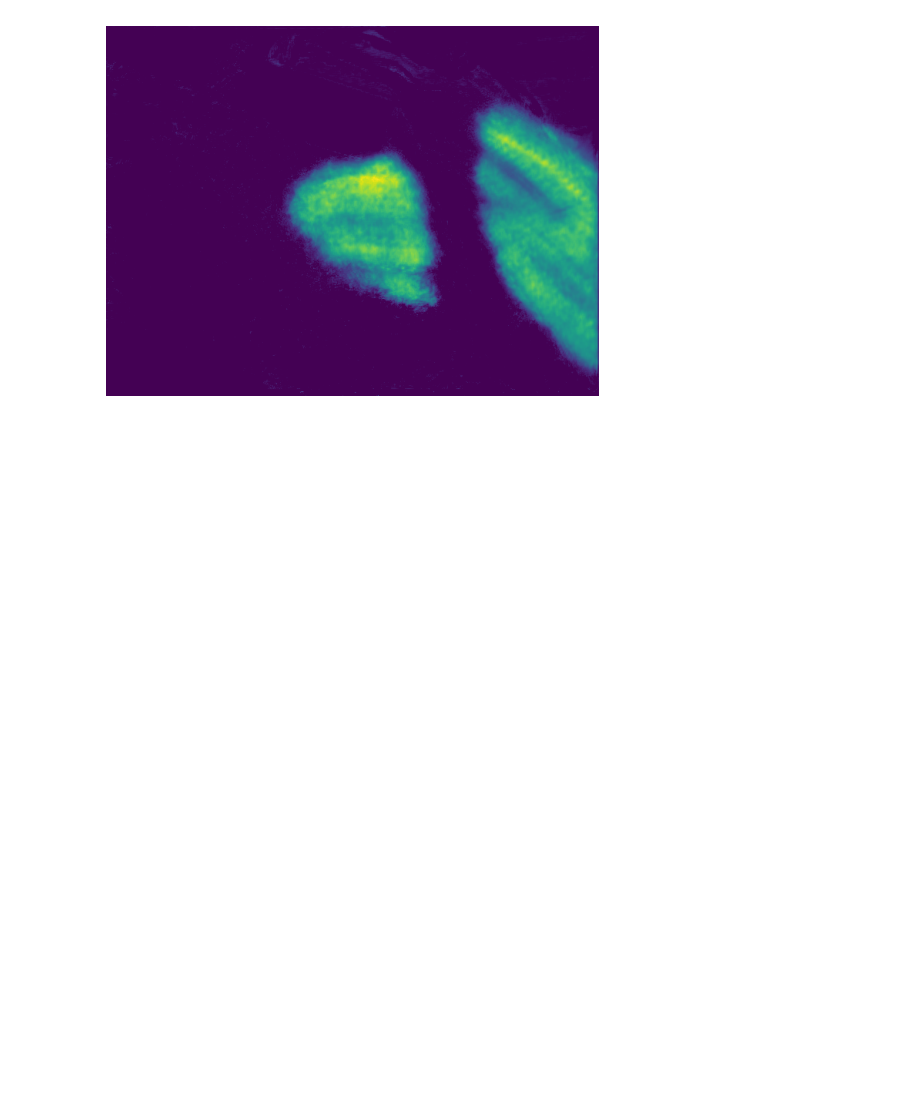
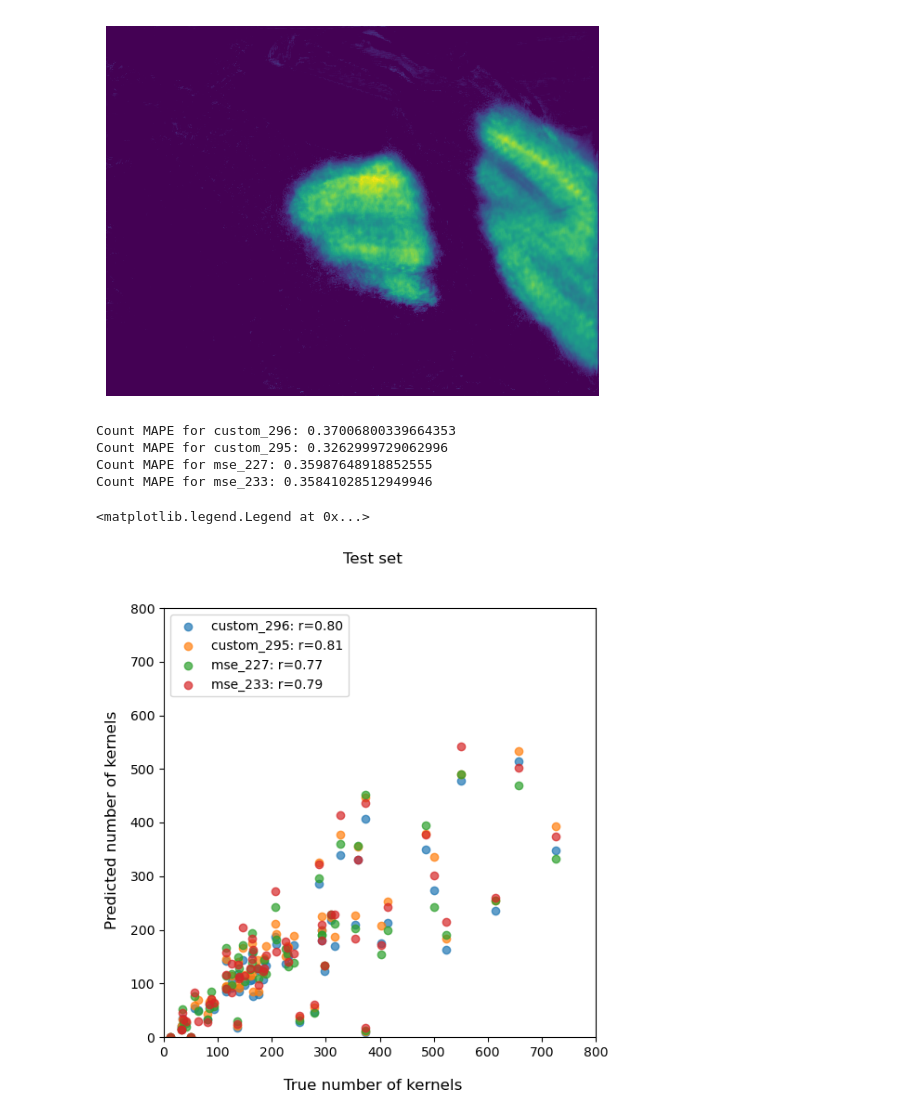
Before and after one commit to lochhh/corny, a Jupyter notebook: density estimation/corn_density_estimation_todo.ipynb, the cells around one changed output. Cells and saved outputs as stored; diff of their text form; code cells hidden in the pictures; blank space fills up the shorter version.

```diff
--- a/density estimation/corn_density_estimation_todo.ipynb
+++ b/density estimation/corn_density_estimation_todo.ipynb
@@ -147,4 +201,49 @@ def count_mape(true_dict, pred_dict):
     return mape / len(true_dict)
+# %%
+benchmark_dict = {
+    "true_count": true_counts_dict,
+}
+# %%
+benchmark_dict["custom_296"] = predicted_counts_dict.copy()
+# %%
+for key in benchmark_dict.keys():
+    if key == "true_count":
+        continue
+    print(f"Count MAPE for {key}: {count_mape(true_counts_dict, benchmark_dict[key])}")
+# %% [output]
+Count MAPE for custom_296: 0.37006800339664353
+Count MAPE for custom_295: 0.3262999729062996
+Count MAPE for mse_227: 0.35987648918852555
+Count MAPE for mse_233: 0.35841028512949946
+# %%
+# sort dict such that the values are in ascending order
+sorted_gt_dict = dict(
+    sorted(benchmark_dict["true_count"].items(), key=lambda item: item[1])
+)
+# %%
+# Plot predicted vs true counts
+fig, ax = plt.subplots(figsize=(6, 6))
+fig.suptitle("Test set")
+fig.supxlabel("True number of kernels")
+fig.supylabel("Predicted number of kernels")
+gt_values = list(sorted_gt_dict.values())
+# Truncate axes to 800
+ax.set_xlim(0, 800)
+ax.set_ylim(0, 800)
+for key in benchmark_dict.keys():
+    if key == "true_count":
+        continue
+    pred_values = [benchmark_dict[key].get(k, 0) for k in sorted_gt_dict.keys()]
+    ax.scatter(
+        gt_values,
+        pred_values,
+        label=f"{key}: r={np.corrcoef(gt_values, pred_values)[0, 1]:.2f}",
+        alpha=0.7,
+    )
+plt.legend(loc="upper left")
+# %% [output]
+<matplotlib.legend.Legend at 0x...>
+[figure, added]
 # %%
 # Plot predicted vs true counts
 fig, ax = plt.subplots(figsize=(6, 6))
```
Also changed, not shown: parts of 15 cells of this notebook.
